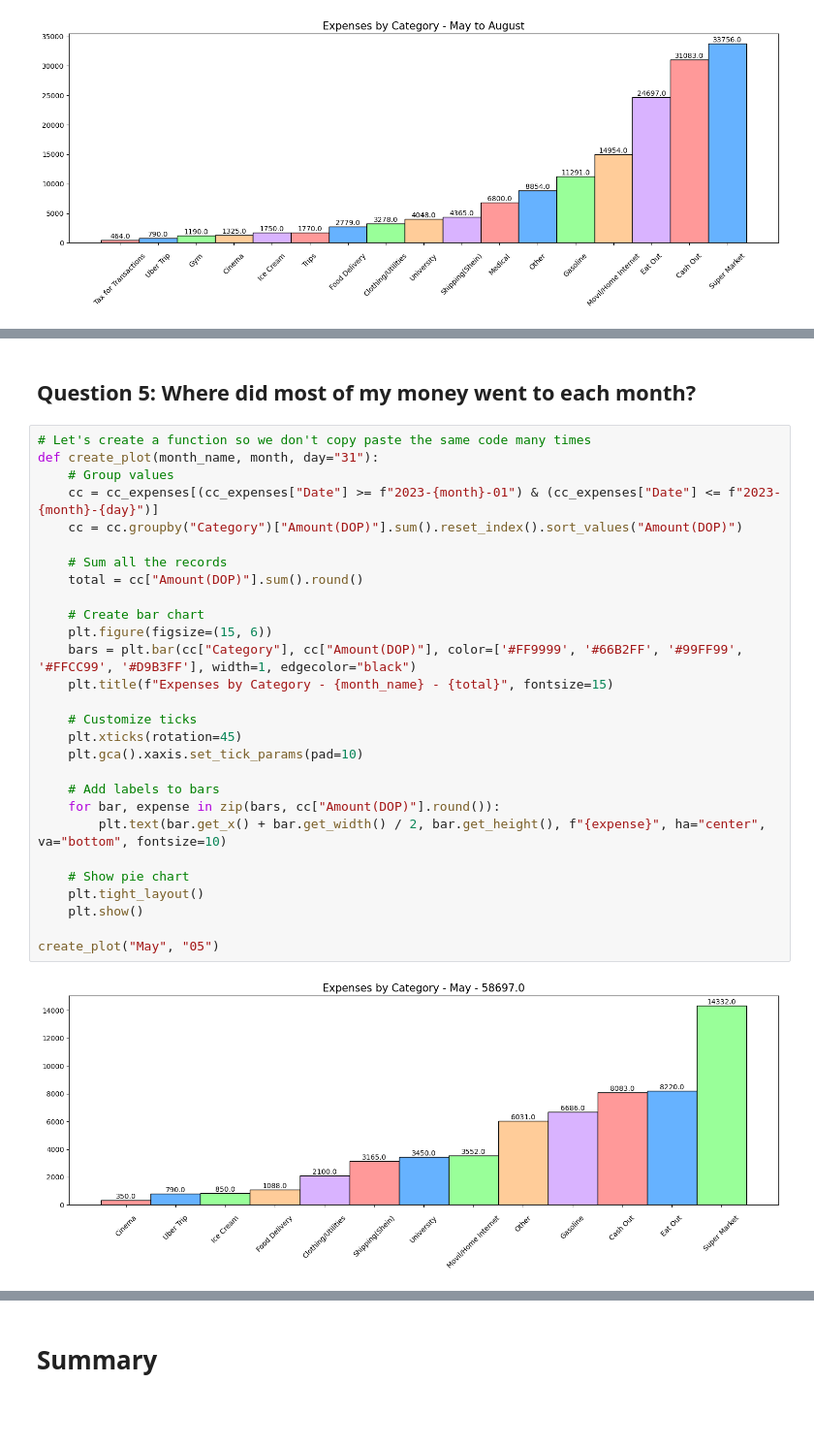
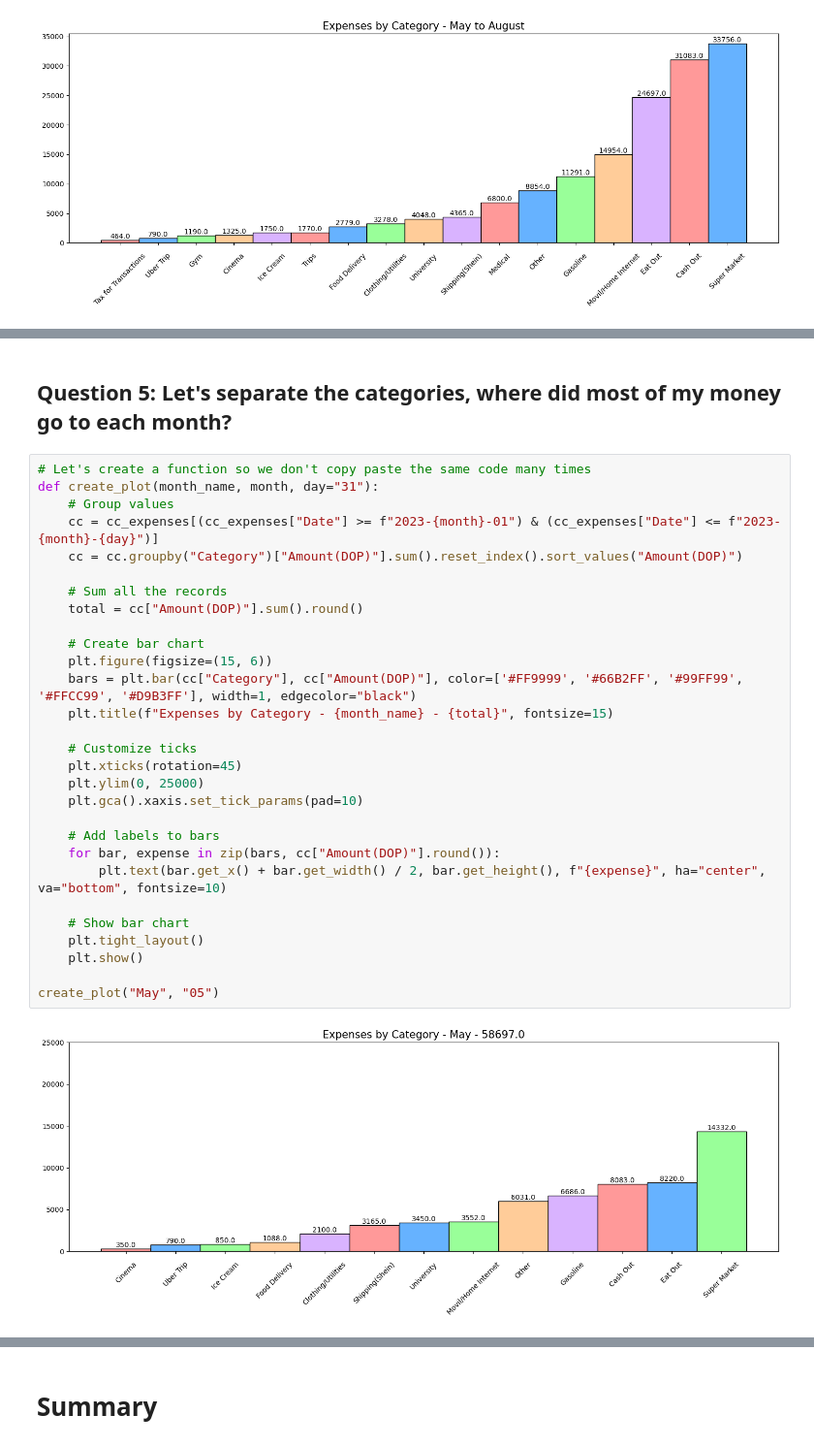
Before and after one commit to wriverarincon/portfolio, a Jupyter notebook: credit_cards_expenses/my_finances.ipynb, the cells around one changed output, grey strips where cells are left out. Shown at 97% size. Drawn from its saved outputs; the diff is of its cells as text; blank space fills up the shorter version.

```diff
--- a/credit_cards_expenses/my_finances.ipynb
+++ b/credit_cards_expenses/my_finances.ipynb
@@ -396,35 +473,36 @@ plt.show()
 # %% [markdown]
-## Question 5: Where did most of my money went to each month?
+## Question 5: Let's separate the categories, where did most of my money go to each month?
 # %%
 # Let's create a function so we don't copy paste the same code many times
 def create_plot(month_name, month, day="31"):
     # Group values
     cc = cc_expenses[(cc_expenses["Date"] >= f"2023-{month}-01") & (cc_expenses["Date"] <= f"2023-{month}-{day}")]
     cc = cc.groupby("Category")["Amount(DOP)"].sum().reset_index().sort_values("Amount(DOP)")
 
     # Sum all the records
     total = cc["Amount(DOP)"].sum().round()
 
     # Create bar chart
     plt.figure(figsize=(15, 6))
     bars = plt.bar(cc["Category"], cc["Amount(DOP)"], color=['#FF9999', '#66B2FF', '#99FF99', '#FFCC99', '#D9B3FF'], width=1, edgecolor="black")
     plt.title(f"Expenses by Category - {month_name} - {total}", fontsize=15)
 
     # Customize ticks
     plt.xticks(rotation=45)
+    plt.ylim(0, 25000)
     plt.gca().xaxis.set_tick_params(pad=10)
 
     # Add labels to bars
     for bar, expense in zip(bars, cc["Amount(DOP)"].round()):
         plt.text(bar.get_x() + bar.get_width() / 2, bar.get_height(), f"{expense}", ha="center", va="bottom", fontsize=10)
 
-    # Show pie chart
+    # Show bar chart
     plt.tight_layout()
     plt.show()
 
 create_plot("May", "05")
 # %% [output]
-[figure, old version]
+[figure, new version]
 # %%
 create_plot("June", "06", "30")
 # %% [output]
```
Also changed, not shown: parts of 26 cells of this notebook.
